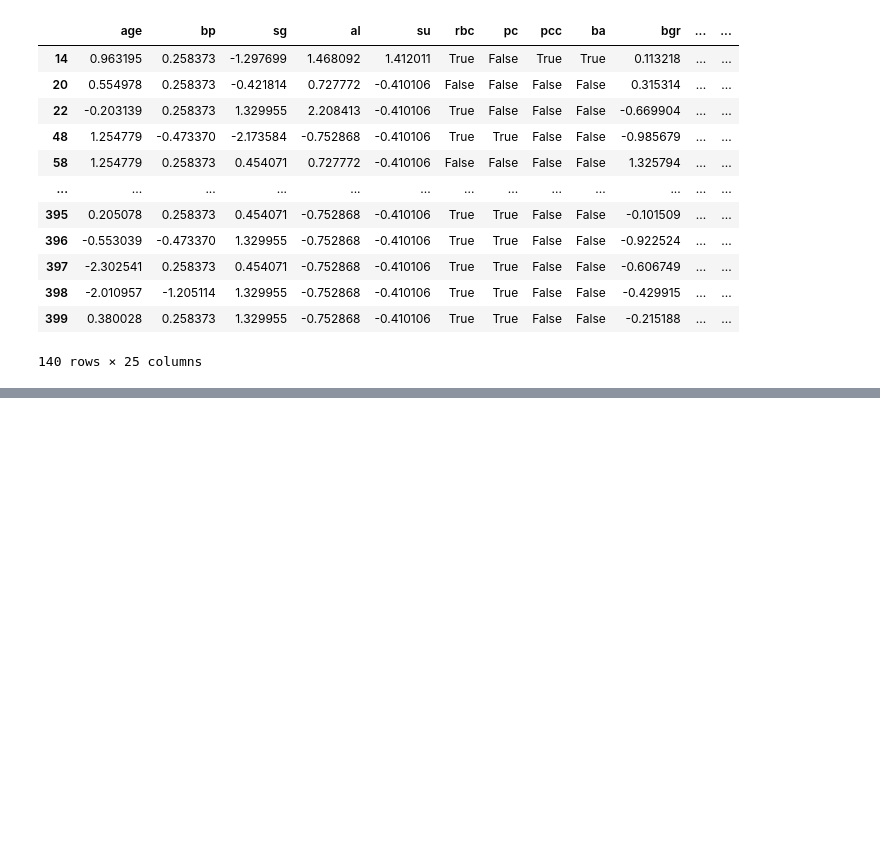
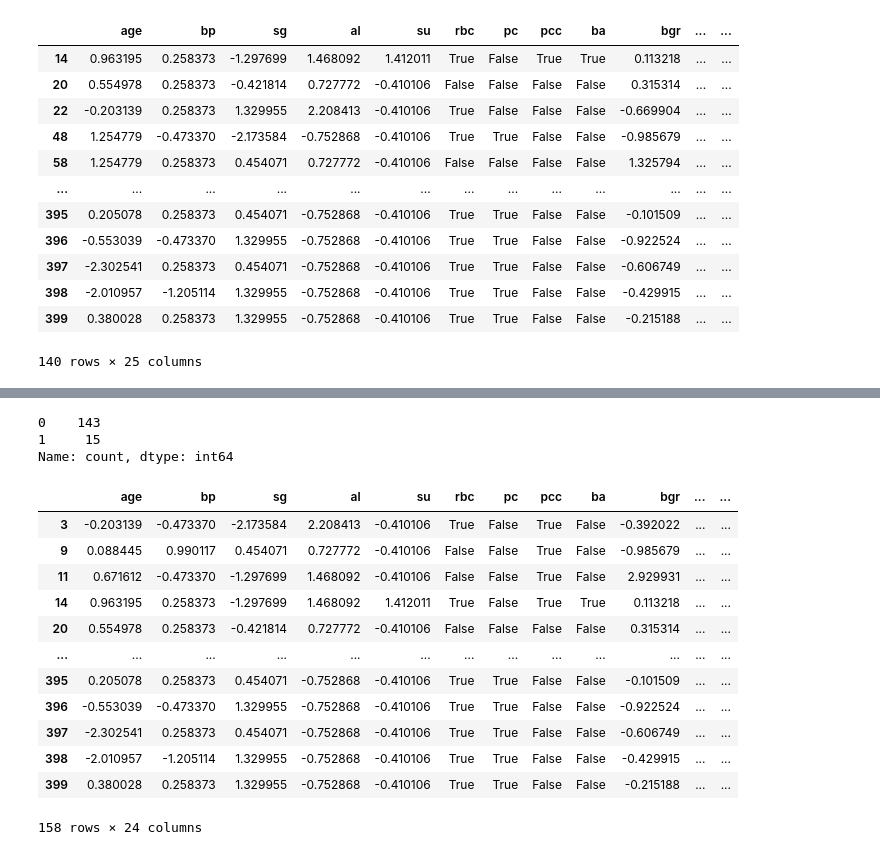
Before and after one commit to shuaniw/Assignment-6, a Jupyter notebook: Assignment6.ipynb, the cells around one changed output, grey strips where cells are left out. Cells and saved outputs as stored; diff of their text form; code cells hidden in the pictures; blank space fills up the shorter version.

```diff
--- a/Assignment6.ipynb
+++ b/Assignment6.ipynb
@@ -222,0 +292,22 @@ clean_data
+# %%
+pd.Series(km.labels_).value_counts()
+# %% [output]
+0    143
+1     15
+Name: count, dtype: int64
+# %%
+x
+# %% [output]
+|  | age | bp | sg | al | su | rbc | pc | pcc | ba | bgr | ... | ... |
+| 3 | -0.203139 | -0.473370 | -2.173584 | 2.208413 | -0.410106 | True | False | True | False | -0.392022 | ... | ... |
+| 9 | 0.088445 | 0.990117 | 0.454071 | 0.727772 | -0.410106 | False | False | True | False | -0.985679 | ... | ... |
+| 11 | 0.671612 | -0.473370 | -1.297699 | 1.468092 | -0.410106 | False | False | True | False | 2.929931 | ... | ... |
+| 14 | 0.963195 | 0.258373 | -1.297699 | 1.468092 | 1.412011 | True | False | True | True | 0.113218 | ... | ... |
+| 20 | 0.554978 | 0.258373 | -0.421814 | 0.727772 | -0.410106 | False | False | False | False | 0.315314 | ... | ... |
+| ... | ... | ... | ... | ... | ... | ... | ... | ... | ... | ... | ... | ... |
+| 395 | 0.205078 | 0.258373 | 0.454071 | -0.752868 | -0.410106 | True | True | False | False | -0.101509 | ... | ... |
+| 396 | -0.553039 | -0.473370 | 1.329955 | -0.752868 | -0.410106 | True | True | False | False | -0.922524 | ... | ... |
+| 397 | -2.302541 | 0.258373 | 0.454071 | -0.752868 | -0.410106 | True | True | False | False | -0.606749 | ... | ... |
+| 398 | -2.010957 | -1.205114 | 1.329955 | -0.752868 | -0.410106 | True | True | False | False | -0.429915 | ... | ... |
+| 399 | 0.380028 | 0.258373 | 1.329955 | -0.752868 | -0.410106 | True | True | False | False | -0.215188 | ... | ... |
+158 rows × 24 columns
```
Also changed, not shown: parts of 8 cells of this notebook.
